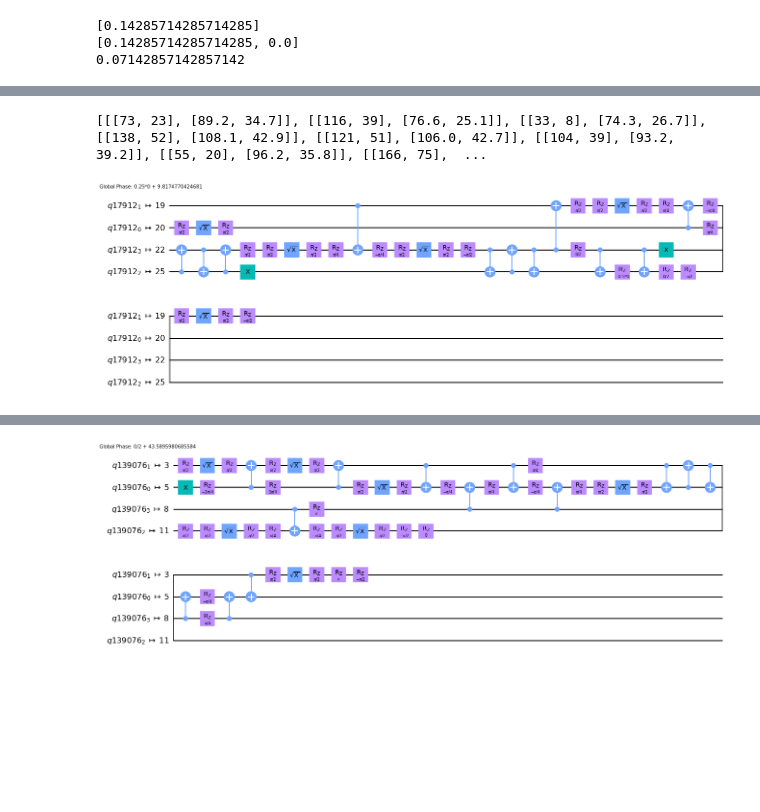
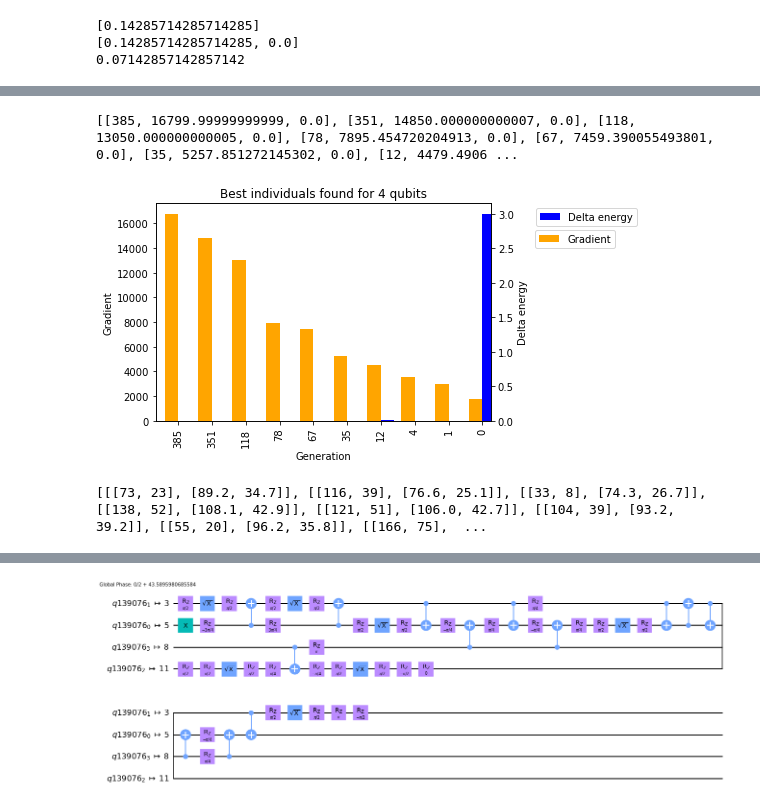
Before and after one commit to RichardMiddelkoop/GCQS, a Jupyter notebook: test.ipynb, the cells around one changed output, grey strips where cells are left out. Cells and saved outputs as stored; diff of their text form; code cells hidden in the pictures; blank space fills up the shorter version.

Commit message:
Graphs of the final results for 4 and 6 qubits

```diff
--- a/test.ipynb
+++ b/test.ipynb
@@ -114,14 +114,16 @@ from scipy.optimize import minimize
 backend_sim = AerSimulator()
 
 delta_energy_saved = []
+upper_bound = 0.001
+lower_bound = 0
 
-for individal in experiment_population:
+for individal in experiment_best_individual:
     ## if the object you are trying to evaluate has chromosomes use the next line
-    ind_ansatz,num_parameters = genome_to_circuit(individal.chromosome, 4, 20)
+    # ind_ansatz,num_parameters = genome_to_circuit(individal.chromosome, 4, 20)
     ## if the object has a unconfigured circuit use the next lines!
-    # ind_ansatz = individal[4]
-    # num_parameters = individal[4].num_parameters
-    parameters0 = [np.random.random()* 2*math.pi for _ in range(num_parameters)]
+    ind_ansatz = individal[4]
+    num_parameters = individal[4].num_parameters
+    parameters0 = [np.random.random()* (upper_bound-lower_bound)+lower_bound for _ in range(num_parameters)]
     def expectation_function(parameters):
         return energy_from_circuit(ind_ansatz.bind_parameters(parameters), ind_ansatz.num_qubits, observable_h, observable_j, 4000, backend_sim)
     vqe_result = minimize(expectation_function,parameters0, method="COBYLA", tol=1e-5, options={"maxiter":100**4})
@@ -157,3 +193,38 @@ Percentage of circuits that are able to reach the ground state: 48.0%
+# %%
+
+experiment_best_individual_graph_data.sort(key=lambda row: (row[1]), reverse=True)
+print(experiment_best_individual_graph_data)
+# %% [output]
+[[385, 16799.99999999999, 0.0], [351, 14850.000000000007, 0.0], [118, 13050.000000000005, 0.0], [78, 7895.454720204913, 0.0], [67, 7459.390055493801, 0.0], [35, 5257.851272145302, 0.0], [12, 4479.4906 ...
+# %%
+import pandas as pd
+import matplotlib.pyplot as plt
+import numpy as np
+test = experiment_best_individual_graph_data
+
+df = pd.DataFrame(test, columns=["Generations", "Gradient", "Delta energy"])
+# ax = df.plot(x="A", y=["B","C"], kind="bar", rot=0)
+# _ = ax.legend(bbox_to_anchor=(1, 1.02), loc='upper left')
+
+fig = plt.figure()
+ax = fig.add_subplot(111) # Create matplotlib axes
+ax2 = ax.twinx()
+width = 0.4
+df.iloc[:,2].plot(kind='bar', color='blue', ax=ax2, width=width, position=0)
+df.iloc[:,1].plot(kind='bar', color='orange', ax=ax, width=width, position=1)
+
+ax2.set_ylabel('Delta energy')
+ax.set_ylabel('Gradient')
+ax2.legend(loc='upper right', bbox_to_anchor=(1.45, 1))
+ax.legend(loc='upper right', bbox_to_anchor=(1.385, 0.9))
+
+ax.set_title("Best individuals found for 4 qubits")
+ax.set_xticklabels(df.iloc[:,0], rotation=90)
+ax.set_xlabel("Generation")
+fig.savefig("energy4qubitbestindivgradient.png",dpi=300, bbox_inches="tight", facecolor='white')
+plt.show()
+# %% [output]
+[figure, added]
 # %%
 # [final_population,total runtime, data_average_fitness each 50 generations, data_average_crowd_score each 50 generations, data_best_individual, data_best_family]
 from HelperCLQGA import genome_to_circuit
@@ -169,7 +240,3 @@ for i in range(0,len(experiment_best_individual)):
 print(experiment_evolution)
 # %% [output]
 [[[73, 23], [89.2, 34.7]], [[116, 39], [76.6, 25.1]], [[33, 8], [74.3, 26.7]], [[138, 52], [108.1, 42.9]], [[121, 51], [106.0, 42.7]], [[104, 39], [93.2, 39.2]], [[55, 20], [96.2, 35.8]], [[166, 75],  ...
-# %%
-circuit_figures[0]
-# %% [output]
-[figure, removed]
```
Also changed, not shown: parts of 5 cells of this notebook, 18 other files.
